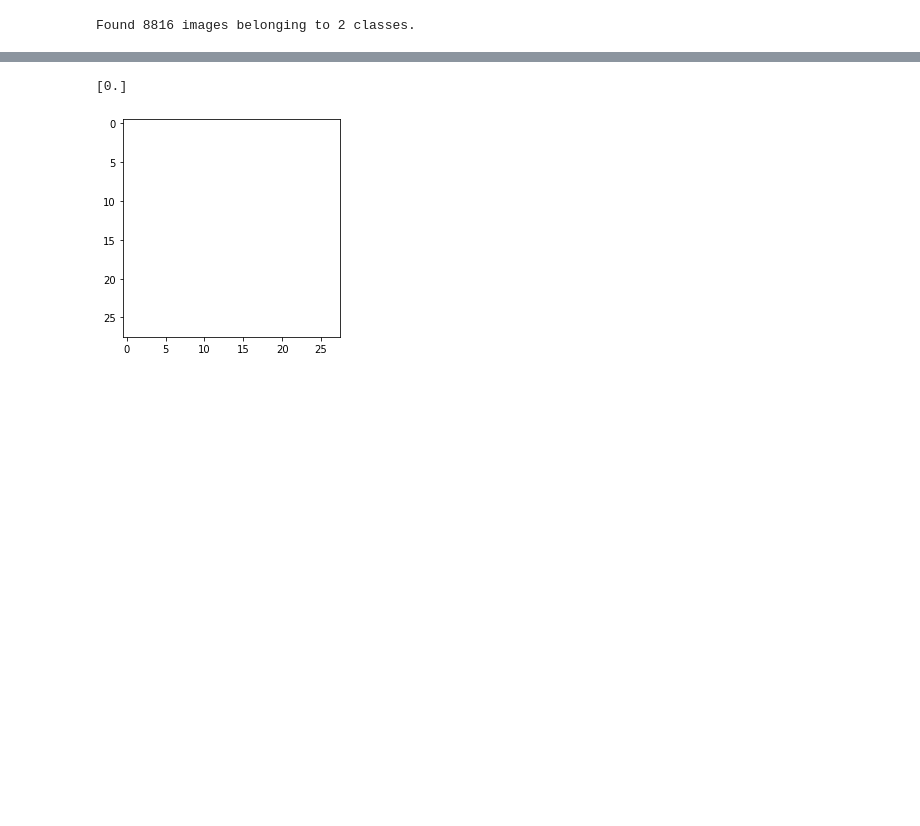
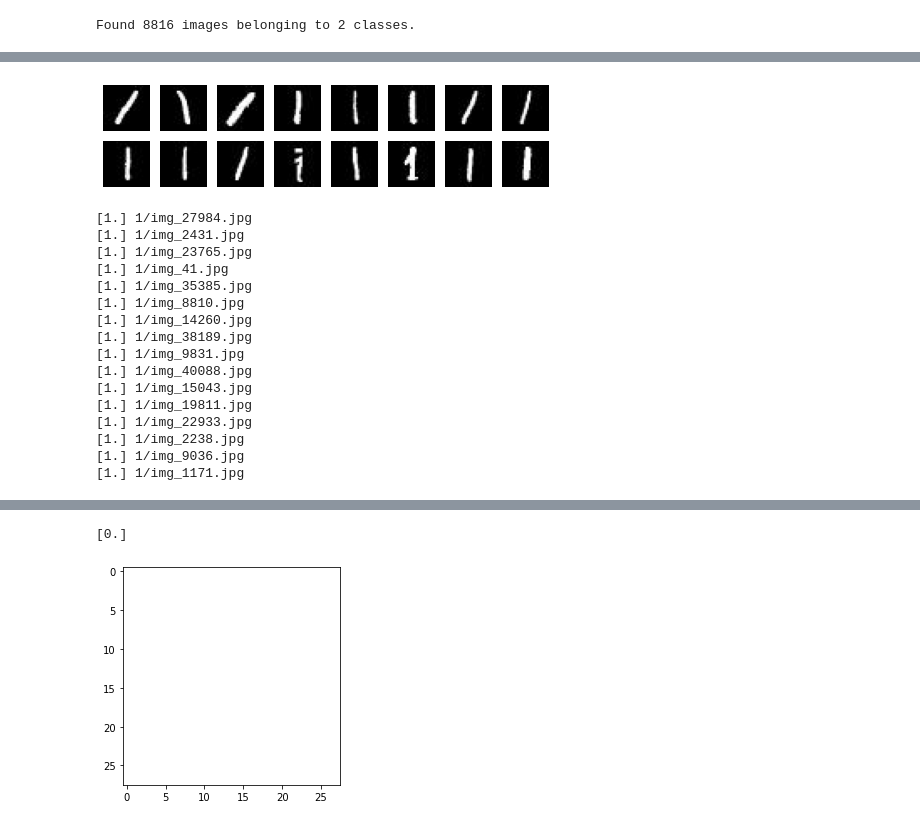
Before and after one commit to lamateos123/ml-classifier-no-common-sense, a Jupyter notebook: mnist_1_0_basic.ipynb, the cells around one changed output, grey strips where cells are left out. Drawn from its saved outputs; the diff is of its cells as text; code cells hidden in the pictures; blank space fills up the shorter version.

```diff
--- a/mnist_1_0_basic.ipynb
+++ b/mnist_1_0_basic.ipynb
@@ -55,31 +76,21 @@ plt.show()
 # %%
 #
-# NN
+# CNN
 #
-
 import tensorflow as tf
 print(tf.__version__)
 
-#model
-'''
-model = tf.keras.models.Sequential([tf.keras.layers.Flatten(),
-                                   tf.keras.layers.Dense(64, activation='relu'),
-                                   tf.keras.layers.Dense(64, activation='relu'),
+model = tf.keras.models.Sequential([tf.keras.layers.Conv2D(64, (3,3), activation='relu'),
+                                   tf.keras.layers.MaxPool2D(2,2),
+                                   tf.keras.layers.Conv2D(64, (3,3), activation='relu'),
+                                   tf.keras.layers.MaxPool2D(2,2),
+                                   tf.keras.layers.Flatten(),
                                    tf.keras.layers.Dense(128, activation='relu'),
-                                   tf.keras.layers.Dense(1, activation='sigmoid')])
-'''
-#model
-model=tf.keras.models.Sequential([tf.keras.layers.Conv2D(64, (3,3), activation='relu'),
-                                tf.keras.layers.MaxPool2D(2,2),
-                                tf.keras.layers.Conv2D(64, (3,3), activation='relu'),
-                                tf.keras.layers.MaxPool2D(2,2),
-                                tf.keras.layers.Flatten(),
-                                tf.keras.layers.Dense(128, activation='relu'),
-                                tf.keras.layers.Dense(1, activation='sigmoid')])
+                                   tf.keras.layers.Dense(1, activation='sigmoid')
+                                   ])
 
-#compile
-model.compile(optimizer = 'adam',
-              loss='binary_crossentropy',
-              metrics=['accuracy'])
-#loss='categorical_crossentropy',
+model.compile(optimizer='adam',
+             loss='binary_crossentropy',
+             metrics=['accuracy']
+             )
 # %% [output]
@@ -89,7 +100,7 @@ from tensorflow.keras.preprocessing.image import ImageDataGenerator
 
 train_datagen = ImageDataGenerator(rescale=1/255)
 
-train_generator = train_datagen.flow_from_directory(path_base+'imnist101/',
+train_generator = train_datagen.flow_from_directory(path_base+'/ml101/',
                                                     target_size=(28,28),
                                                     batch_size=64,
                                                     class_mode='binary')
@@ -445,0 +183,23 @@ for path in paths:
+# %%
+#
+# Evaluate test images with ONEs
+#
+common(train_one_dir,"ml101/")
+# %% [output]
+[figure, added]
+[1.] 1/img_27984.jpg
+[1.] 1/img_2431.jpg
+[1.] 1/img_23765.jpg
+[1.] 1/img_41.jpg
+[1.] 1/img_35385.jpg
+[1.] 1/img_8810.jpg
+[1.] 1/img_14260.jpg
+[1.] 1/img_38189.jpg
+[1.] 1/img_9831.jpg
+[1.] 1/img_40088.jpg
+[1.] 1/img_15043.jpg
+[1.] 1/img_19811.jpg
+[1.] 1/img_22933.jpg
+[1.] 1/img_2238.jpg
+[1.] 1/img_9036.jpg
+[1.] 1/img_1171.jpg
```
Also changed, not shown: parts of 14 cells of this notebook, 2 other files.
